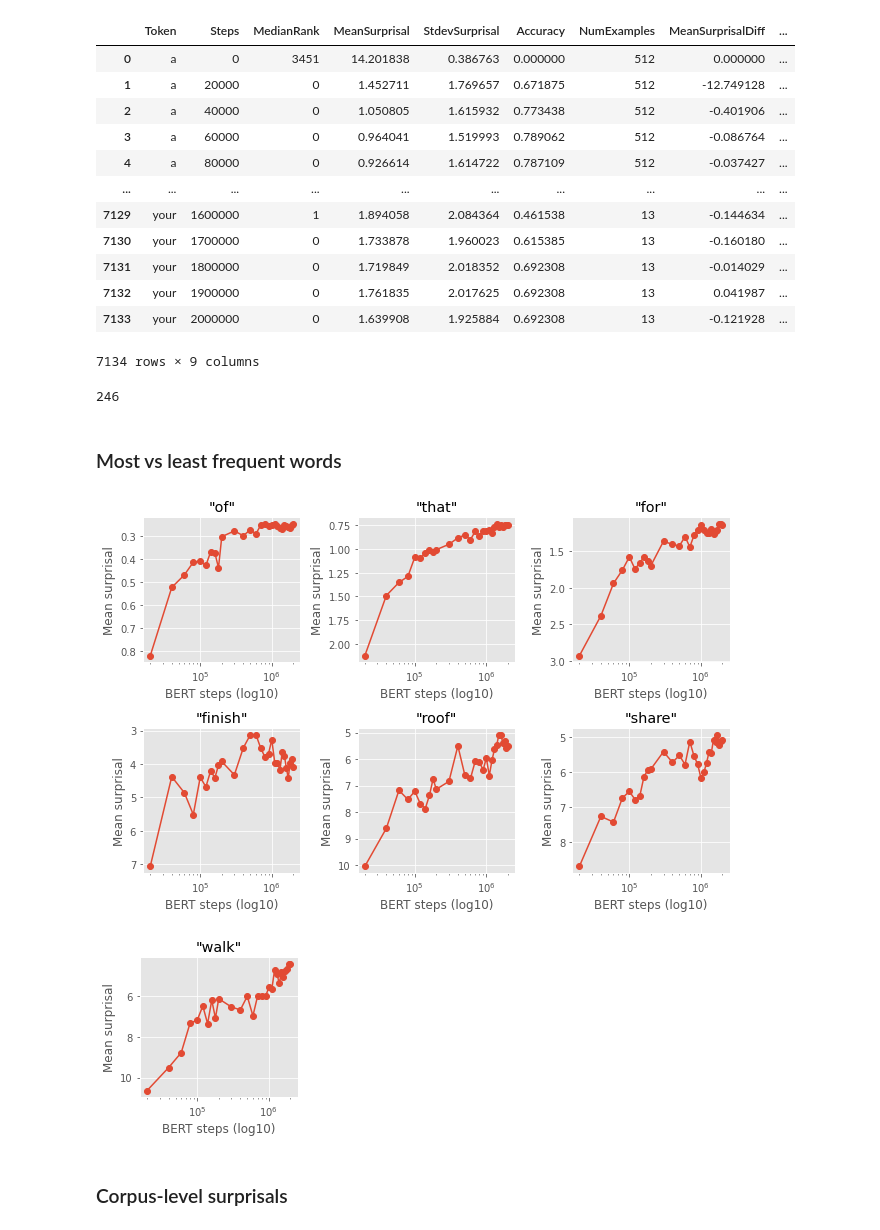
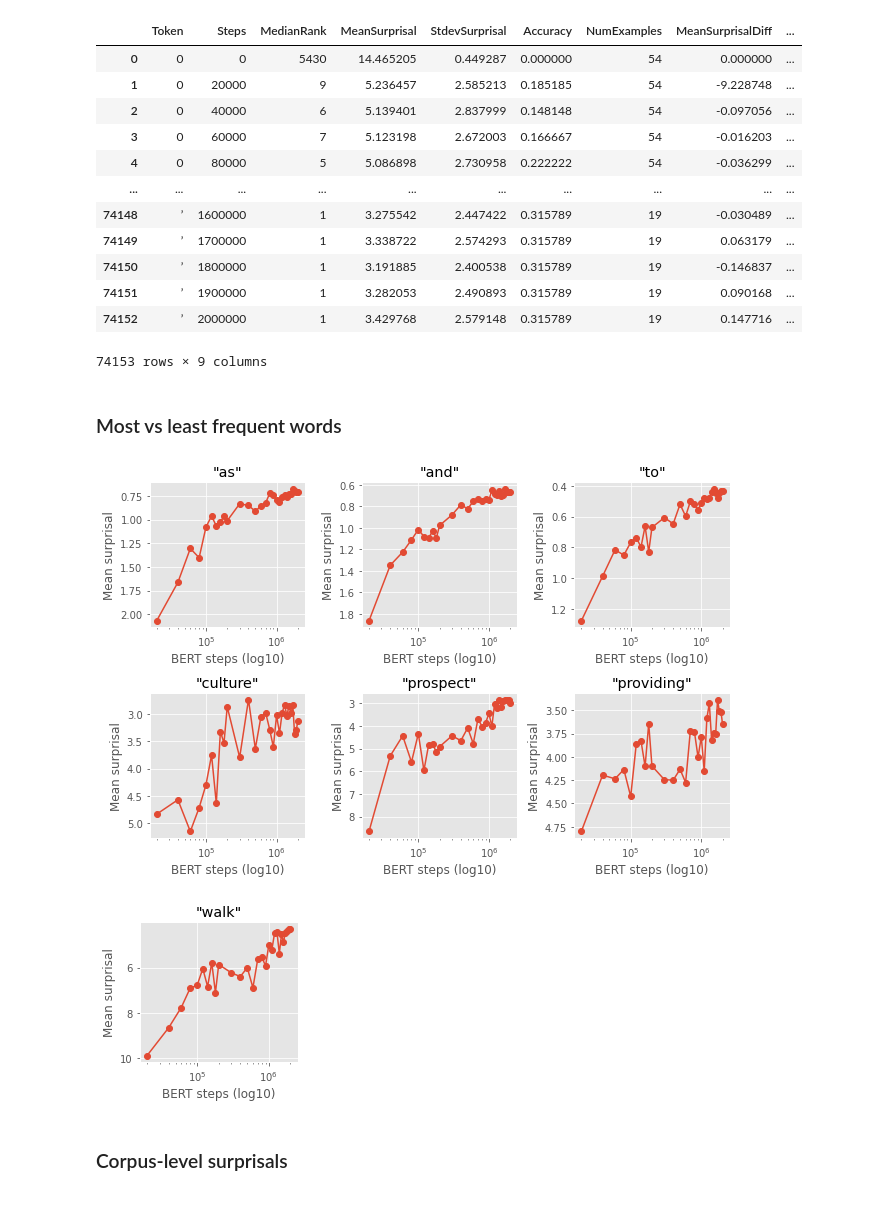
Before and after one commit to NazaninShafiabadi/word-acquisition-language-models, a Jupyter notebook: word_acquisition.ipynb, the cells around one changed output. Cells and saved outputs as stored; diff of their text form; code cells hidden in the pictures.

```diff
--- a/word_acquisition.ipynb
+++ b/word_acquisition.ipynb
@@ -54,6 +41,6 @@ def plot_surprisals(words:List[str], surprisals_df):
     plt.tight_layout()
     plt.show()
 # %%
-wikitext_surprisals = '../sample_data/wikitext/bert_surprisals.txt'
-chang_bergen_surprisals = '../r_code/tacl_data/lm_data/bert_surprisals.txt'
-bert_surprisals = pd.read_csv(wikitext_surprisals, delimiter='\t')
+wikitext_surprisals = 'sample_data/wikitext/bert_surprisals.txt'
+chang_bergen_surprisals = 'r_code/tacl_data/lm_data/bert_surprisals.txt'
+surprisals = pd.read_csv(wikitext_surprisals, delimiter='\t')
@@ -60,28 +63,24 @@ bert_surprisals = pd.read_csv(wikitext_surprisals, delimiter='\t')
 # %%
-bert_surprisals = (bert_surprisals
+surprisals = (surprisals
     .sort_values(['Token', 'Steps'])
     .groupby('Token')
     .apply(lambda x: x.assign(MeanSurprisalDiff = x['MeanSurprisal'].diff().fillna(0),
                               StdevSurprisalDiff = x['StdevSurprisal'].diff().fillna(0)))
     .reset_index(drop=True))
 
-bert_surprisals.insert(0, 'Token', bert_surprisals.pop('Token'))
-bert_surprisals
+surprisals.insert(0, 'Token', surprisals.pop('Token'))
+surprisals
 # %% [output]
 |  | Token | Steps | MedianRank | MeanSurprisal | StdevSurprisal | Accuracy | NumExamples | MeanSurprisalDiff | ... |
-| 0 | a | 0 | 3451 | 14.201838 | 0.386763 | 0.000000 | 512 | 0.000000 | ... |
-| 1 | a | 20000 | 0 | 1.452711 | 1.769657 | 0.671875 | 512 | -12.749128 | ... |
-| 2 | a | 40000 | 0 | 1.050805 | 1.615932 | 0.773438 | 512 | -0.401906 | ... |
-| 3 | a | 60000 | 0 | 0.964041 | 1.519993 | 0.789062 | 512 | -0.086764 | ... |
-| 4 | a | 80000 | 0 | 0.926614 | 1.614722 | 0.787109 | 512 | -0.037427 | ... |
+| 0 | 0 | 0 | 5430 | 14.465205 | 0.449287 | 0.000000 | 54 | 0.000000 | ... |
+| 1 | 0 | 20000 | 9 | 5.236457 | 2.585213 | 0.185185 | 54 | -9.228748 | ... |
+| 2 | 0 | 40000 | 6 | 5.139401 | 2.837999 | 0.148148 | 54 | -0.097056 | ... |
+| 3 | 0 | 60000 | 7 | 5.123198 | 2.672003 | 0.166667 | 54 | -0.016203 | ... |
+| 4 | 0 | 80000 | 5 | 5.086898 | 2.730958 | 0.222222 | 54 | -0.036299 | ... |
 | ... | ... | ... | ... | ... | ... | ... | ... | ... | ... |
-| 7129 | your | 1600000 | 1 | 1.894058 | 2.084364 | 0.461538 | 13 | -0.144634 | ... |
-| 7130 | your | 1700000 | 0 | 1.733878 | 1.960023 | 0.615385 | 13 | -0.160180 | ... |
-| 7131 | your | 1800000 | 0 | 1.719849 | 2.018352 | 0.692308 | 13 | -0.014029 | ... |
-| 7132 | your | 1900000 | 0 | 1.761835 | 2.017625 | 0.692308 | 13 | 0.041987 | ... |
-| 7133 | your | 2000000 | 0 | 1.639908 | 1.925884 | 0.692308 | 13 | -0.121928 | ... |
+| 74148 | ’ | 1600000 | 1 | 3.275542 | 2.447422 | 0.315789 | 19 | -0.030489 | ... |
+| 74149 | ’ | 1700000 | 1 | 3.338722 | 2.574293 | 0.315789 | 19 | 0.063179 | ... |
+| 74150 | ’ | 1800000 | 1 | 3.191885 | 2.400538 | 0.315789 | 19 | -0.146837 | ... |
+| 74151 | ’ | 1900000 | 1 | 3.282053 | 2.490893 | 0.315789 | 19 | 0.090168 | ... |
+| 74152 | ’ | 2000000 | 1 | 3.429768 | 2.579148 | 0.315789 | 19 | 0.147716 | ... |
-7134 rows × 9 columns
+74153 rows × 9 columns
-# %%
-bert_surprisals['Token'].nunique()
-# %% [output]
-246
@@ -95,19 +87,19 @@ bert_surprisals['Token'].nunique()
 # %% [markdown]
 ### Most vs least frequent words
 # %%
-frequent = bert_surprisals[bert_surprisals['NumExamples'] == 512]
-infrequent = bert_surprisals[bert_surprisals['NumExamples'] == 8]
+frequent = surprisals[surprisals['NumExamples'] == 512]
+infrequent = surprisals[surprisals['NumExamples'] == 8]
 
 plot_surprisals(
     frequent['Token'].drop_duplicates().sample(3).tolist() + infrequent['Token'].drop_duplicates().sample(3).tolist(),
-    bert_surprisals
+    surprisals
     )
 # %% [output]
-[figure, old version]
+[figure, new version]
 # %%
-plot_surprisals(['walk'], bert_surprisals)
+plot_surprisals(['walk'], surprisals)
 # %% [output]
-[figure, old version]
+[figure, new version]
 # %%
 # import seaborn as sns
 # from matplotlib import pyplot as plt
```
Also changed, not shown: parts of 24 cells of this notebook, 3 other files.
